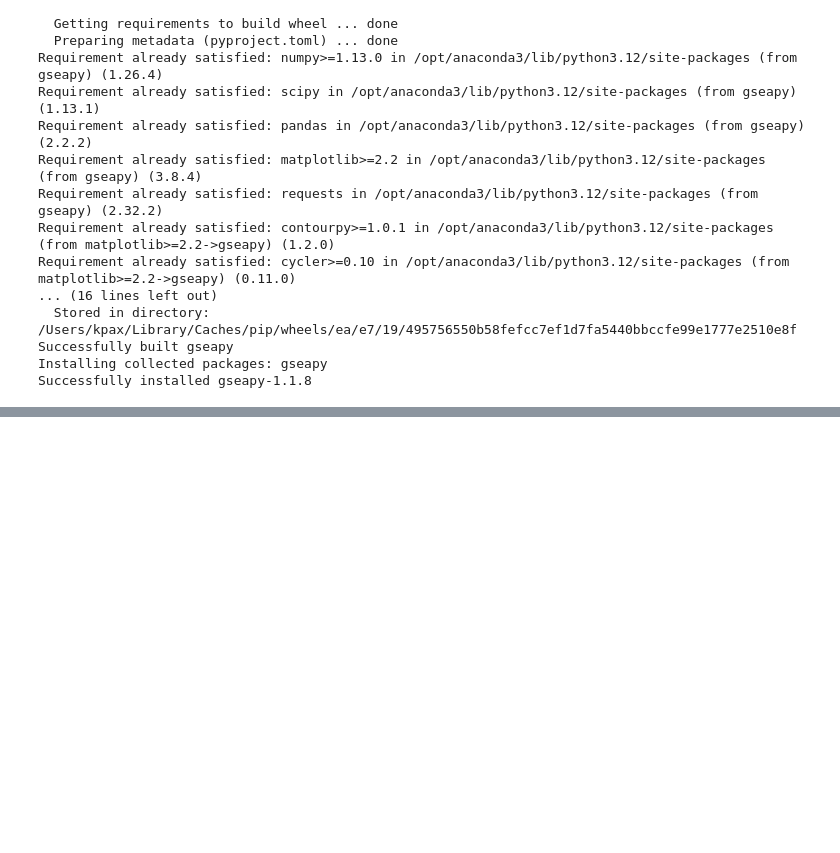
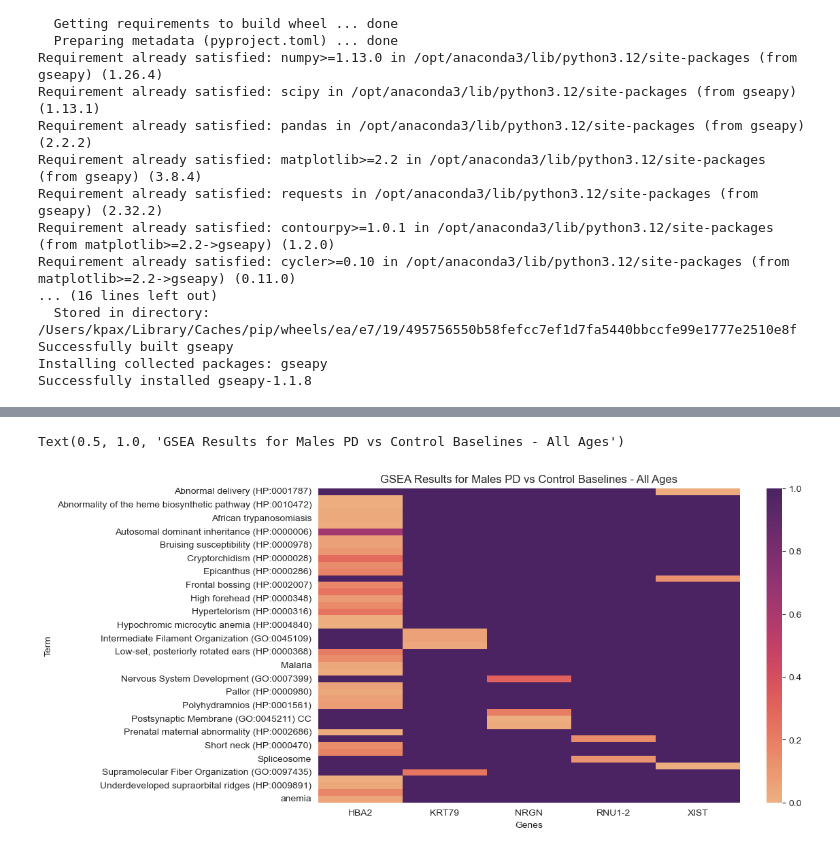
Before and after one commit to perpk/ppmi-wip, a Jupyter notebook: ppmi-wip.gsea-deg-males-control-pd-baselines.ipynb, the cells around one changed output, grey strips where cells are left out. Drawn from its saved outputs; the diff is of its cells as text; code cells hidden in the pictures; blank space fills up the shorter version.

```diff
--- a/ppmi-wip.gsea-deg-males-control-pd-baselines.ipynb
+++ b/ppmi-wip.gsea-deg-males-control-pd-baselines.ipynb
@@ -90,3 +90,21 @@ enr.results
 | 46 | OMIM_Disease | anemia | 1/61 | 0.050623 | 0.050623 | 0 | 0 | 20.753125 | ... |
 # %%
 deg_df_symbols = deg_df.merge(symbol_ensembl_mapping[['gene_symbol']], left_index=True, right_index=True)
+# %%
+enr_res_pivot = enr.results.pivot(index='Term', columns='Genes', values='P-value')
+enr_res_pivot = enr_res_pivot.fillna(1.0)
+# %%
+import matplotlib.pyplot as plt
+import seaborn as sns
+
+plt.figure(figsize=(10,6))
+sns.heatmap(
+    enr_res_pivot,
+    cmap='flare',
+    fmt='.3f',
+    vmin=0, vmax=1
+)
+plt.title("GSEA Results for Males PD vs Control Baselines - All Ages")
+# %% [output]
+Text(0.5, 1.0, 'GSEA Results for Males PD vs Control Baselines - All Ages')
+[figure, added]
```
Also changed, not shown: 3 other files.
